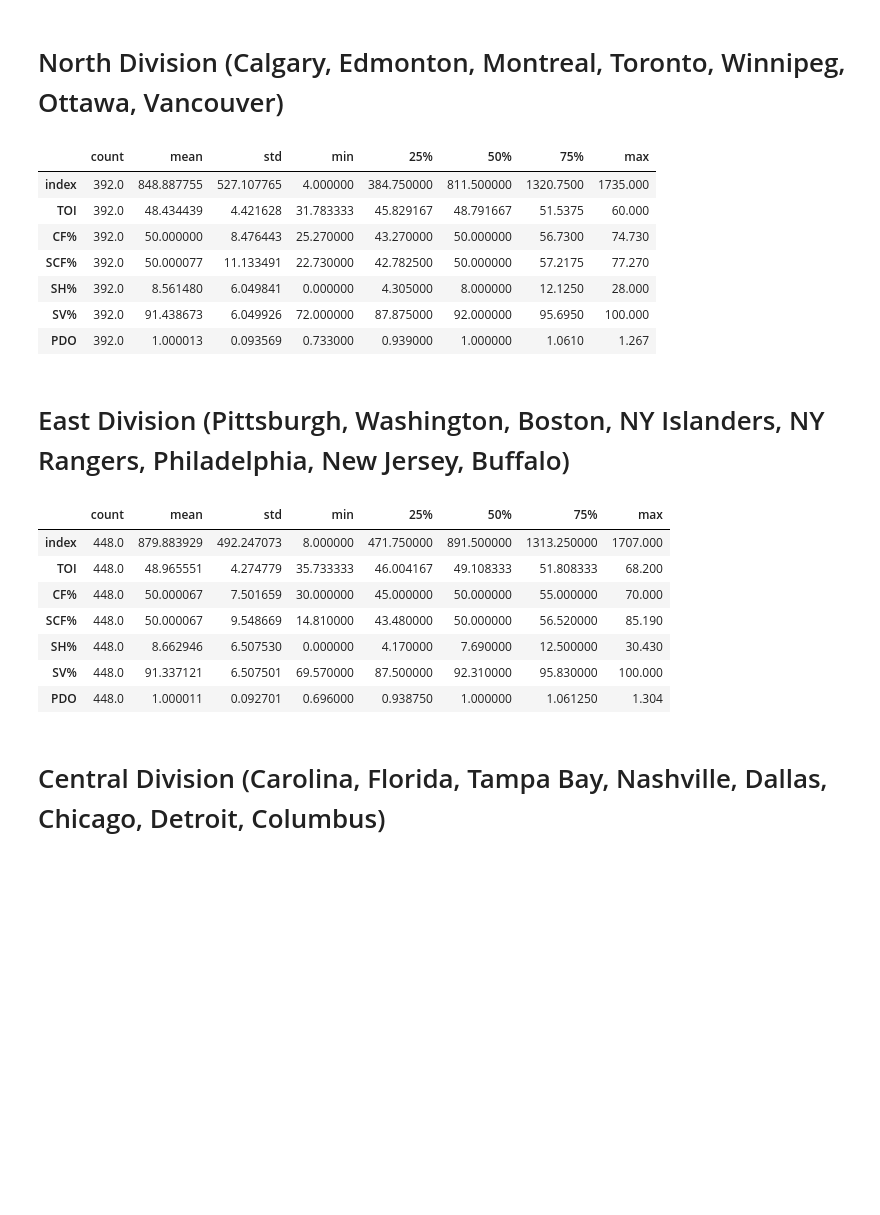
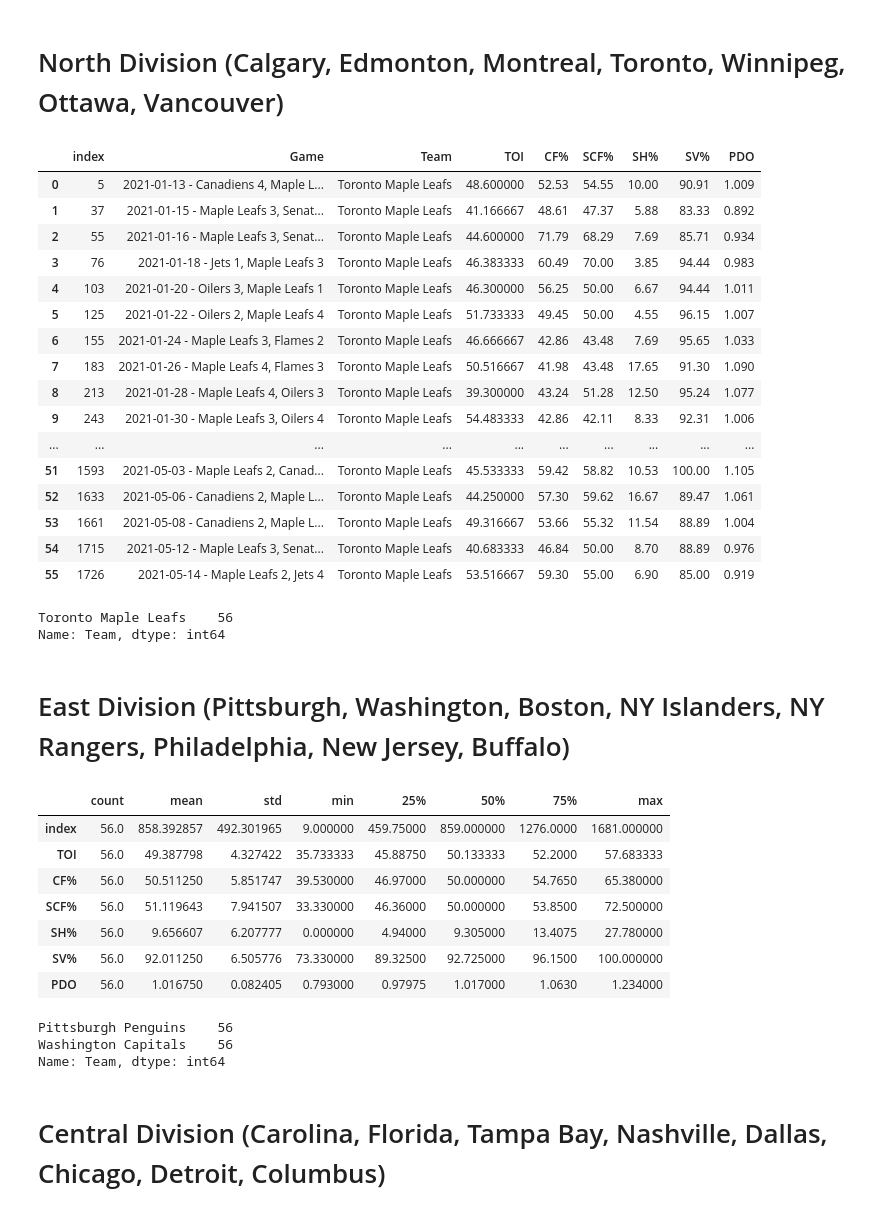
Before and after one commit to data301-2021-winter1/project-group23-project, a Jupyter notebook: notebooks/analysis2.ipynb, the cells around one changed output. Saved outputs shown, nothing was run; the diff lists cells and outputs as text; code cells hidden in the pictures; blank space fills up the shorter version.

```diff
--- a/notebooks/analysis2.ipynb
+++ b/notebooks/analysis2.ipynb
@@ -91,44 +91,63 @@ df
 # %%
 northdiv1 = df.drop(data[data.Team.isin([ "Arizona Coyotes", "Buffalo Sabres", "Boston Bruins", "Carolina Hurricanes", "Columbus Blue Jackets",
                                         "Chicago Blackhawks", "Colorado Avalanche", "Dallas Stars", "Detroit Red Wings", "Florida Panthers",
                                         "Los Angeles Kings", "Minnesota Wild", "Nashville Predators", "Pittsburgh Penguins", "San Jose Sharks", "Tampa Bay Lightning",
                                         "St Louis Blues", "Vegas Golden Knights", "New Jersey Devils", "New York Islanders", "New York Rangers", "Philadelphia Flyers",
-                                        "Washington Capitals", "Anaheim Ducks"])].index)
+                                        "Washington Capitals", "Anaheim Ducks","Calgary Flames", "Vancouver Canucks", "Ottawa Senators","Winnipeg Jets","Montreal Canadiens","Edmonton Oilers"])].index)
 northdiv = northdiv1.reset_index()
-northdiv.describe().T#[['mean', 'min', 'max']]
+northdiv
+#northdiv.describe().T#[['mean', 'min', 'max']]
 # %% [output]
-|  | count | mean | std | min | 25% | 50% | 75% | max |
-| index | 392.0 | 848.887755 | 527.107765 | 4.000000 | 384.750000 | 811.500000 | 1320.7500 | 1735.000 |
-| TOI | 392.0 | 48.434439 | 4.421628 | 31.783333 | 45.829167 | 48.791667 | 51.5375 | 60.000 |
-| CF% | 392.0 | 50.000000 | 8.476443 | 25.270000 | 43.270000 | 50.000000 | 56.7300 | 74.730 |
-| SCF% | 392.0 | 50.000077 | 11.133491 | 22.730000 | 42.782500 | 50.000000 | 57.2175 | 77.270 |
-| SH% | 392.0 | 8.561480 | 6.049841 | 0.000000 | 4.305000 | 8.000000 | 12.1250 | 28.000 |
-| SV% | 392.0 | 91.438673 | 6.049926 | 72.000000 | 87.875000 | 92.000000 | 95.6950 | 100.000 |
-| PDO | 392.0 | 1.000013 | 0.093569 | 0.733000 | 0.939000 | 1.000000 | 1.0610 | 1.267 |
+|  | index | Game | Team | TOI | CF% | SCF% | SH% | SV% | PDO |
+| 0 | 5 | 2021-01-13 - Canadiens 4, Maple L... | Toronto Maple Leafs | 48.600000 | 52.53 | 54.55 | 10.00 | 90.91 | 1.009 |
+| 1 | 37 | 2021-01-15 - Maple Leafs 3, Senat... | Toronto Maple Leafs | 41.166667 | 48.61 | 47.37 | 5.88 | 83.33 | 0.892 |
+| 2 | 55 | 2021-01-16 - Maple Leafs 3, Senat... | Toronto Maple Leafs | 44.600000 | 71.79 | 68.29 | 7.69 | 85.71 | 0.934 |
+| 3 | 76 | 2021-01-18 - Jets 1, Maple Leafs 3 | Toronto Maple Leafs | 46.383333 | 60.49 | 70.00 | 3.85 | 94.44 | 0.983 |
+| 4 | 103 | 2021-01-20 - Oilers 3, Maple Leafs 1 | Toronto Maple Leafs | 46.300000 | 56.25 | 50.00 | 6.67 | 94.44 | 1.011 |
+| 5 | 125 | 2021-01-22 - Oilers 2, Maple Leafs 4 | Toronto Maple Leafs | 51.733333 | 49.45 | 50.00 | 4.55 | 96.15 | 1.007 |
+| 6 | 155 | 2021-01-24 - Maple Leafs 3, Flames 2 | Toronto Maple Leafs | 46.666667 | 42.86 | 43.48 | 7.69 | 95.65 | 1.033 |
+| 7 | 183 | 2021-01-26 - Maple Leafs 4, Flames 3 | Toronto Maple Leafs | 50.516667 | 41.98 | 43.48 | 17.65 | 91.30 | 1.090 |
+| 8 | 213 | 2021-01-28 - Maple Leafs 4, Oilers 3 | Toronto Maple Leafs | 39.300000 | 43.24 | 51.28 | 12.50 | 95.24 | 1.077 |
+| 9 | 243 | 2021-01-30 - Maple Leafs 3, Oilers 4 | Toronto Maple Leafs | 54.483333 | 42.86 | 42.11 | 8.33 | 92.31 | 1.006 |
+| ... | ... | ... | ... | ... | ... | ... | ... | ... | ... |
+| 51 | 1593 | 2021-05-03 - Maple Leafs 2, Canad... | Toronto Maple Leafs | 45.533333 | 59.42 | 58.82 | 10.53 | 100.00 | 1.105 |
+| 52 | 1633 | 2021-05-06 - Canadiens 2, Maple L... | Toronto Maple Leafs | 44.250000 | 57.30 | 59.62 | 16.67 | 89.47 | 1.061 |
+| 53 | 1661 | 2021-05-08 - Canadiens 2, Maple L... | Toronto Maple Leafs | 49.316667 | 53.66 | 55.32 | 11.54 | 88.89 | 1.004 |
+| 54 | 1715 | 2021-05-12 - Maple Leafs 3, Senat... | Toronto Maple Leafs | 40.683333 | 46.84 | 50.00 | 8.70 | 88.89 | 0.976 |
+| 55 | 1726 | 2021-05-14 - Maple Leafs 2, Jets 4 | Toronto Maple Leafs | 53.516667 | 59.30 | 55.00 | 6.90 | 85.00 | 0.919 |
 # %%
 #northdiv.boxplot()
 # %%
-#print(northdiv['Team'].value_counts())
+print(northdiv['Team'].value_counts())
+# %% [output]
+Toronto Maple Leafs    56
+Name: Team, dtype: int64
 # %% [markdown]
 # East Division (Pittsburgh, Washington, Boston, NY Islanders, NY Rangers, Philadelphia, New Jersey, Buffalo)
 # %%
 eastdiv1 = df.drop(data[data.Team.isin(["Arizona Coyotes", "Carolina Hurricanes", "Columbus Blue Jackets", "Calgary Flames", "Chicago Blackhawks", "Colorado Avalanche",
                                        "Dallas Stars", "Detroit Red Wings", "Florida Panthers", "Los Angeles Kings", "Minnesota Wild", "Nashville Predators", "San Jose Sharks",
                                        "Tampa Bay Lightning", "St Louis Blues", "Vegas Golden Knights", "Edmonton Oilers", "Montreal Canadiens","Ottawa Senators",
-                                       "Toronto Maple Leafs", "Winnipeg Jets", "Anaheim Ducks", "Vancouver Canucks"])].index)
+                                       "Toronto Maple Leafs", "Winnipeg Jets", "Anaheim Ducks", "Vancouver Canucks","New York Rangers", "Philadelphia Flyers","New Jersey Devils","Buffalo Sabres","Boston Bruins","New York Islanders","Washington Capitals"])].index)
 eastdiv = eastdiv1.reset_index()
+
+
 eastdiv.describe().T#[['mean', 'min', 'max']]
 # %% [output]
 |  | count | mean | std | min | 25% | 50% | 75% | max |
-| index | 448.0 | 879.883929 | 492.247073 | 8.000000 | 471.750000 | 891.500000 | 1313.250000 | 1707.000 |
-| TOI | 448.0 | 48.965551 | 4.274779 | 35.733333 | 46.004167 | 49.108333 | 51.808333 | 68.200 |
-| CF% | 448.0 | 50.000067 | 7.501659 | 30.000000 | 45.000000 | 50.000000 | 55.000000 | 70.000 |
-| SCF% | 448.0 | 50.000067 | 9.548669 | 14.810000 | 43.480000 | 50.000000 | 56.520000 | 85.190 |
-| SH% | 448.0 | 8.662946 | 6.507530 | 0.000000 | 4.170000 | 7.690000 | 12.500000 | 30.430 |
-| SV% | 448.0 | 91.337121 | 6.507501 | 69.570000 | 87.500000 | 92.310000 | 95.830000 | 100.000 |
-| PDO | 448.0 | 1.000011 | 0.092701 | 0.696000 | 0.938750 | 1.000000 | 1.061250 | 1.304 |
+| index | 56.0 | 858.392857 | 492.301965 | 9.000000 | 459.75000 | 859.000000 | 1276.0000 | 1681.000000 |
+| TOI | 56.0 | 49.387798 | 4.327422 | 35.733333 | 45.88750 | 50.133333 | 52.2000 | 57.683333 |
+| CF% | 56.0 | 50.511250 | 5.851747 | 39.530000 | 46.97000 | 50.000000 | 54.7650 | 65.380000 |
+| SCF% | 56.0 | 51.119643 | 7.941507 | 33.330000 | 46.36000 | 50.000000 | 53.8500 | 72.500000 |
+| SH% | 56.0 | 9.656607 | 6.207777 | 0.000000 | 4.94000 | 9.305000 | 13.4075 | 27.780000 |
+| SV% | 56.0 | 92.011250 | 6.505776 | 73.330000 | 89.32500 | 92.725000 | 96.1500 | 100.000000 |
+| PDO | 56.0 | 1.016750 | 0.082405 | 0.793000 | 0.97975 | 1.017000 | 1.0630 | 1.234000 |
 # %%
-#print(eastdiv['Team'].value_counts())
+print(eastdiv['Team'].value_counts())
+# %% [output]
+Pittsburgh Penguins    56
+Washington Capitals    56
+Name: Team, dtype: int64
 # %% [markdown]
 # Central Division (Carolina, Florida, Tampa Bay, Nashville, Dallas, Chicago, Detroit, Columbus)
 # %%
```
Also changed, not shown: parts of 2 cells of this notebook.
